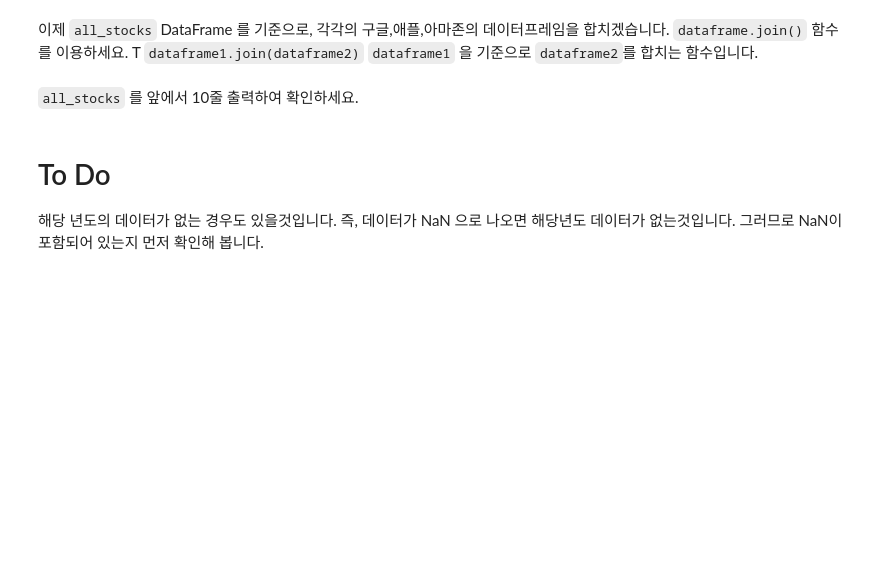
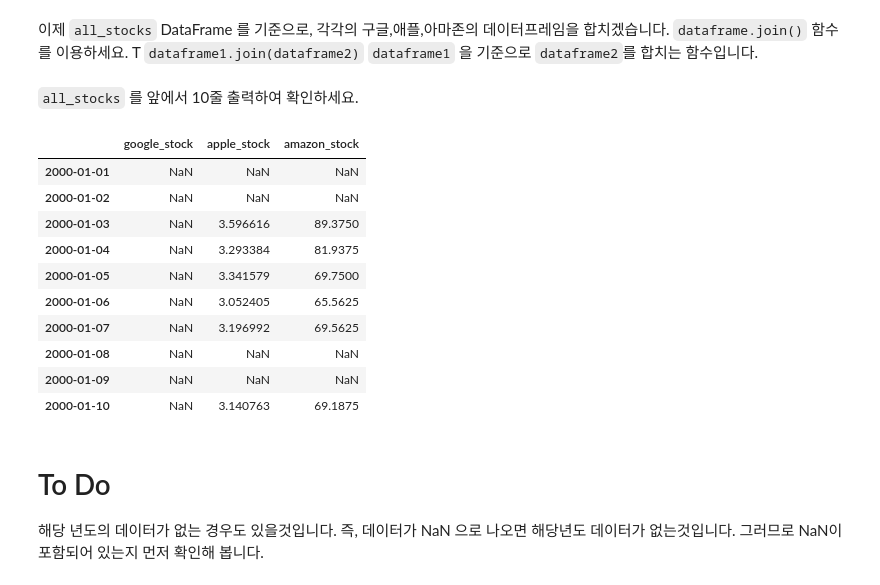
Before and after one commit to hihe81/Study_Python, a Jupyter notebook: 20190804/2.b 실습 Statistics from Stock Data.ipynb, the cells around one changed output. Drawn from its saved outputs; the diff is of its cells as text; code cells hidden in the pictures; blank space fills up the shorter version.

```diff
--- a/20190804/2.b 실습 Statistics from Stock Data.ipynb
+++ b/20190804/2.b 실습 Statistics from Stock Data.ipynb
@@ -89,6 +159,19 @@ all_stocks =
  `all_stocks`  를 앞에서 10줄 출력하여 확인하세요.
 # %%
 # We display the all_stocks DataFrame
+all_stocks.head(10)
+# %% [output]
+|  | google_stock | apple_stock | amazon_stock |
+| 2000-01-01 | NaN | NaN | NaN |
+| 2000-01-02 | NaN | NaN | NaN |
+| 2000-01-03 | NaN | 3.596616 | 89.3750 |
+| 2000-01-04 | NaN | 3.293384 | 81.9375 |
+| 2000-01-05 | NaN | 3.341579 | 69.7500 |
+| 2000-01-06 | NaN | 3.052405 | 65.5625 |
+| 2000-01-07 | NaN | 3.196992 | 69.5625 |
+| 2000-01-08 | NaN | NaN | NaN |
+| 2000-01-09 | NaN | NaN | NaN |
+| 2000-01-10 | NaN | 3.140763 | 69.1875 |
 # %% [markdown]
 # To Do
 
```
Also changed, not shown: parts of 20 cells of this notebook, 3 other files.
